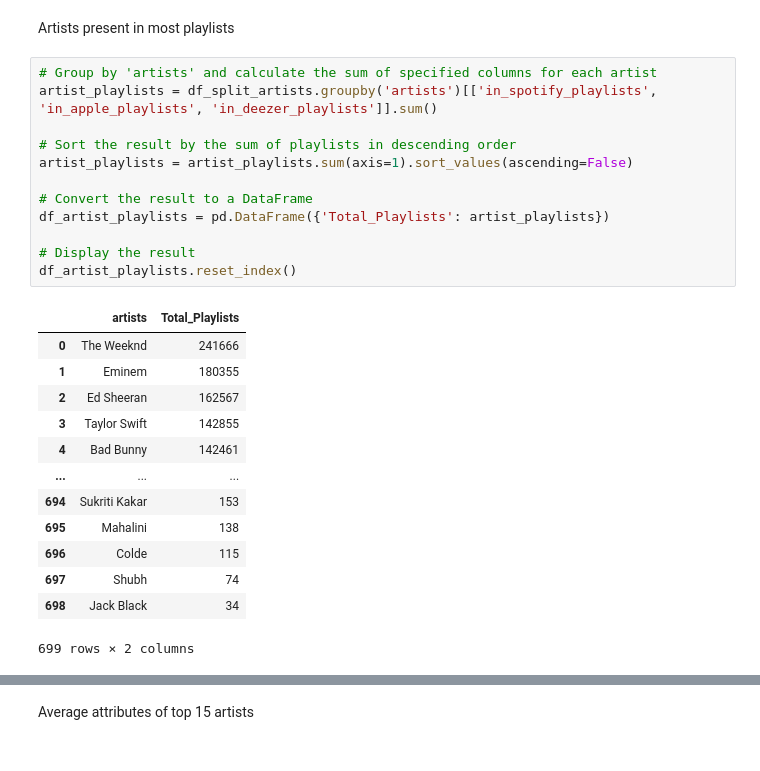
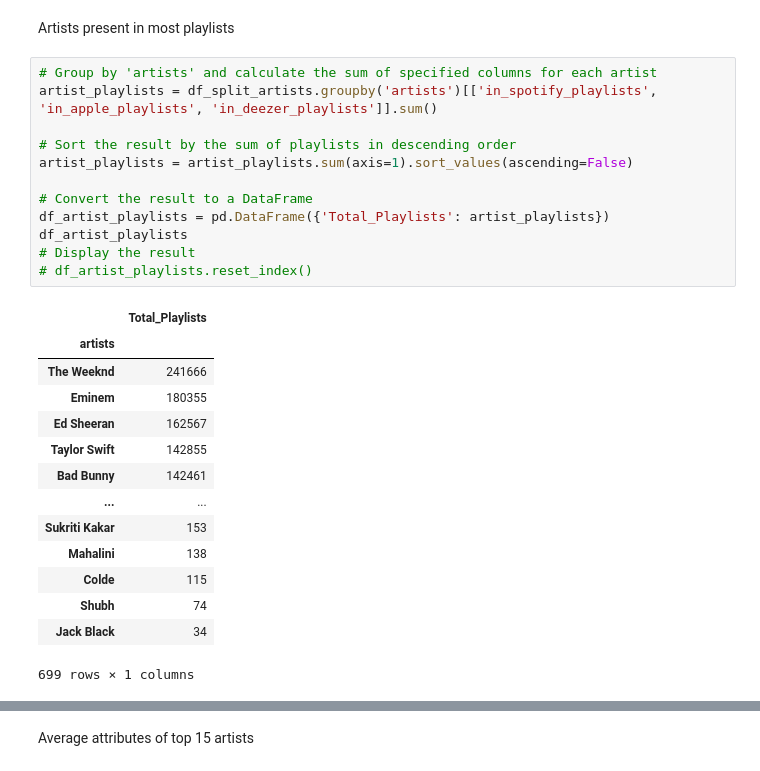
Before and after one commit to i-ap5/FamBus, a Jupyter notebook: famBus.ipynb, the cells around one changed output, grey strips where cells are left out. Saved outputs shown, nothing was run; the diff lists cells and outputs as text.

```diff
--- a/famBus.ipynb
+++ b/famBus.ipynb
@@ -992,26 +983,27 @@ Artists present in most playlists
 # %%
 # Group by 'artists' and calculate the sum of specified columns for each artist
 artist_playlists = df_split_artists.groupby('artists')[['in_spotify_playlists', 'in_apple_playlists', 'in_deezer_playlists']].sum()
 
 # Sort the result by the sum of playlists in descending order
 artist_playlists = artist_playlists.sum(axis=1).sort_values(ascending=False)
 
 # Convert the result to a DataFrame
 df_artist_playlists = pd.DataFrame({'Total_Playlists': artist_playlists})
-
+df_artist_playlists
 # Display the result
-df_artist_playlists.reset_index()
+# df_artist_playlists.reset_index()
 # %% [output]
-|  | artists | Total_Playlists |
-| 0 | The Weeknd | 241666 |
-| 1 | Eminem | 180355 |
-| 2 | Ed Sheeran | 162567 |
-| 3 | Taylor Swift | 142855 |
-| 4 | Bad Bunny | 142461 |
-| ... | ... | ... |
-| 694 | Sukriti Kakar | 153 |
-| 695 | Mahalini | 138 |
-| 696 | Colde | 115 |
-| 697 | Shubh | 74 |
-| 698 | Jack Black | 34 |
+|  | Total_Playlists |
+| artists |  |
+| The Weeknd | 241666 |
+| Eminem | 180355 |
+| Ed Sheeran | 162567 |
+| Taylor Swift | 142855 |
+| Bad Bunny | 142461 |
+| ... | ... |
+| Sukriti Kakar | 153 |
+| Mahalini | 138 |
+| Colde | 115 |
+| Shubh | 74 |
+| Jack Black | 34 |
-699 rows × 2 columns
+699 rows × 1 columns
```
Also changed, not shown: parts of 24 cells of this notebook, 2 other files.
